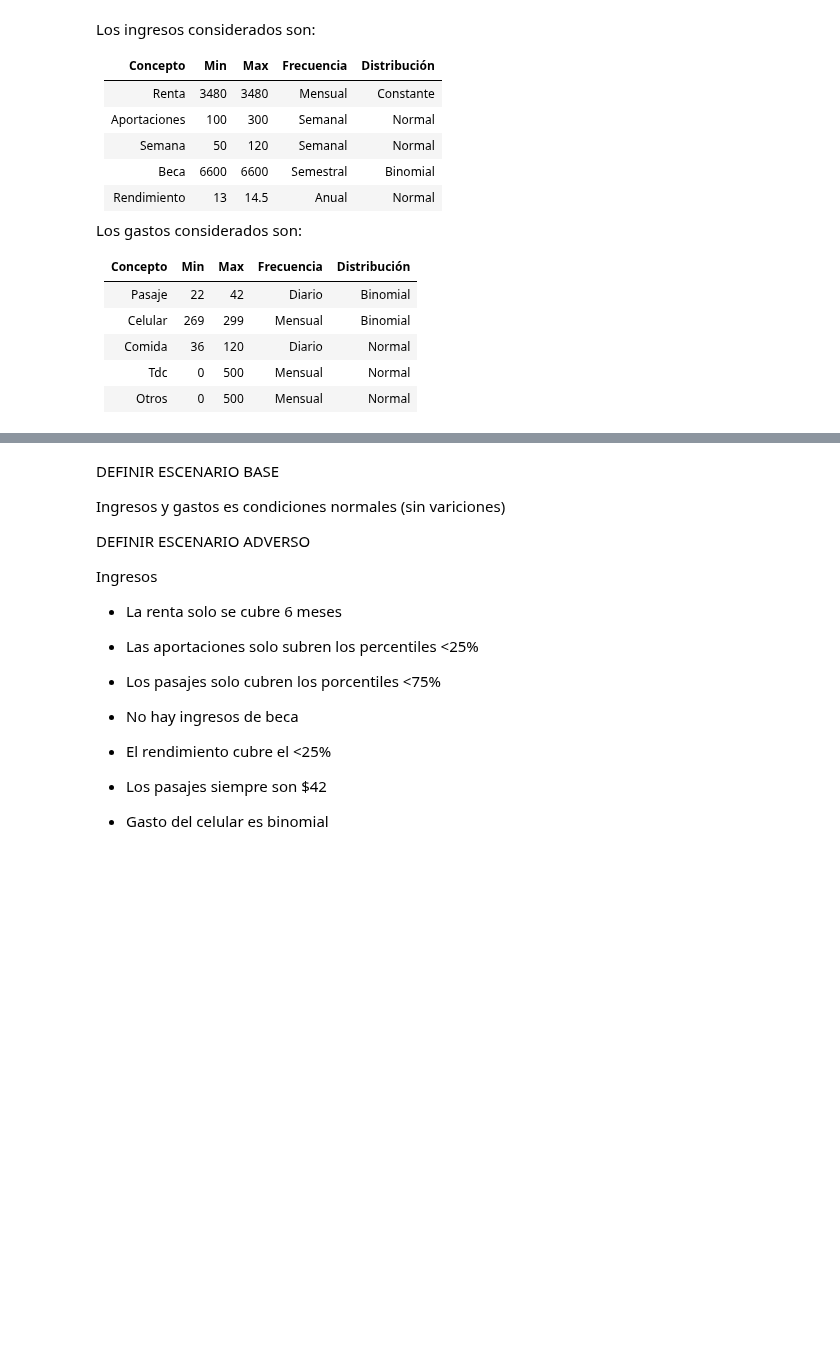
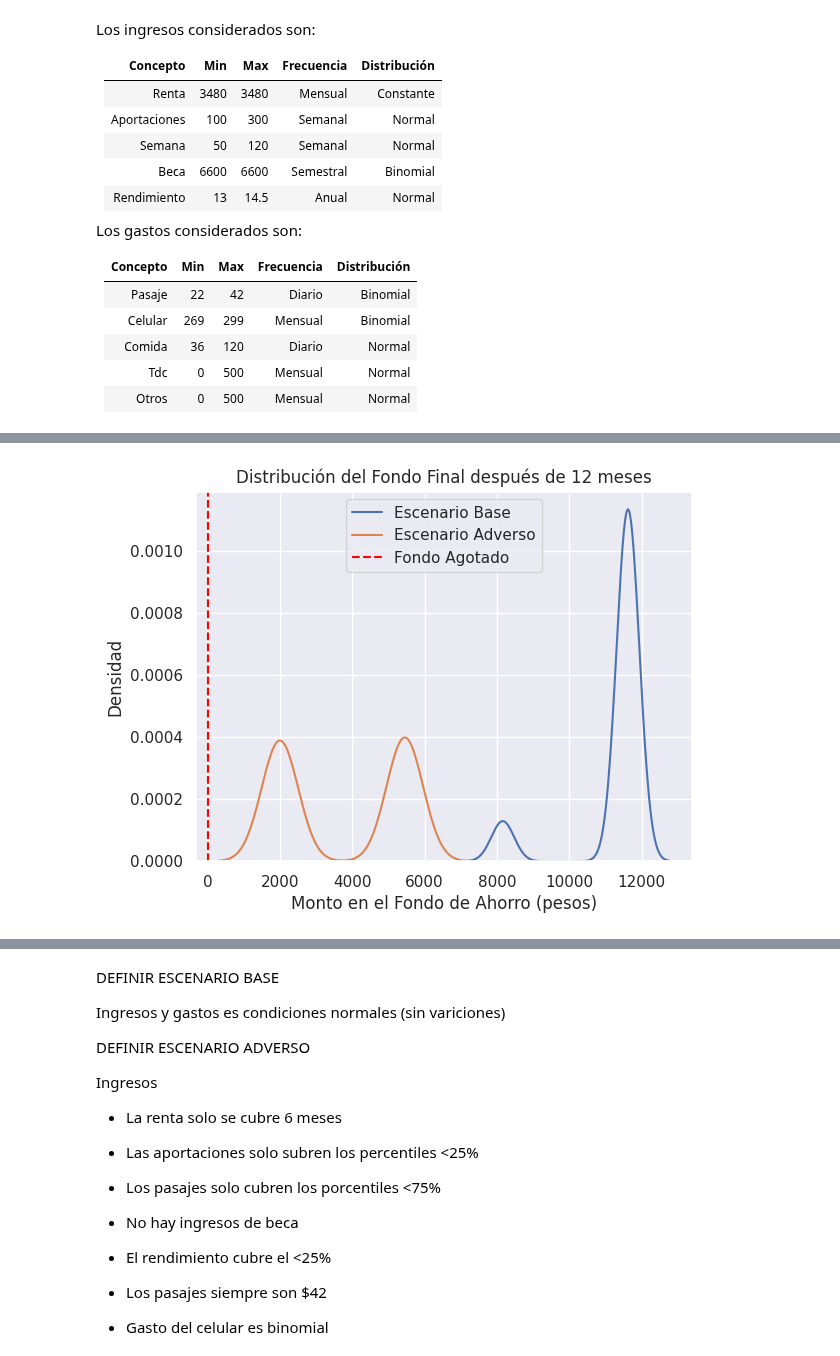
Before and after one commit to Gustavo-Ros/Simulaci-n-2, a Jupyter notebook: proyecto_articulo_v2.ipynb, the cells around one changed output, grey strips where cells are left out. Saved outputs shown, nothing was run; the diff lists cells and outputs as text; code cells hidden in the pictures; blank space fills up the shorter version.

```diff
--- a/proyecto_articulo_v2.ipynb
+++ b/proyecto_articulo_v2.ipynb
@@ -219,0 +199,24 @@ dist_var(ea_var)
+# %%
+# SIMULACION
+# Simula el comportamiento del fondo de ahorro durante un año
+def experimento_sim(fondo, datos):
+  anio=365
+  fondo_evol=[]
+  i=1
+  for j in range(anio):
+    fondo+=fondo*rnd.choice(datos['rendimiento'])/36500
+    if i !=6 or i!=7:
+      fondo-=(rnd.choice(datos['comida'])+rnd.choice(datos['pasaje']))
+    if i==7:
+      fondo+=(rnd.choice(datos['ap_sem'])+rnd.choice(datos['aportaciones']))
+      i=1
+    else:
+      i+=1
+    if j%30==0:
+      fondo+=rnd.choice(datos['renta'])+rnd.choice(datos['serv'])
+      fondo-=(rnd.choice(datos['celular'])+rnd.choice(datos['tarjeta'])+rnd.choice(datos['otros'])+rnd.choice(datos['contador']))
+    if j==180 or j==360:
+      fondo+=rnd.choice(datos['beca'])
+
+    fondo_evol.append(fondo)
+  return np.mean(fondo_evol)
@@ -219,0 +254,16 @@ dist_var(ea_var)
+# %%
+sim_eb=sim(500, eb_var)
+# %%
+sim_ea=sim(500, ea_var)
+# %%
+# Visualización de los resultados
+sns.kdeplot(sim_eb, label="Escenario Base")
+sns.kdeplot(sim_ea, label="Escenario Adverso")
+plt.axvline(0, color='red', linestyle='--', label="Fondo Agotado")
+plt.title("Distribución del Fondo Final después de 12 meses")
+plt.xlabel("Monto en el Fondo de Ahorro (pesos)")
+plt.ylabel("Densidad")
+plt.legend()
+plt.show()
+# %% [output]
+[figure, added]
```
Also changed, not shown: parts of 12 cells of this notebook.
